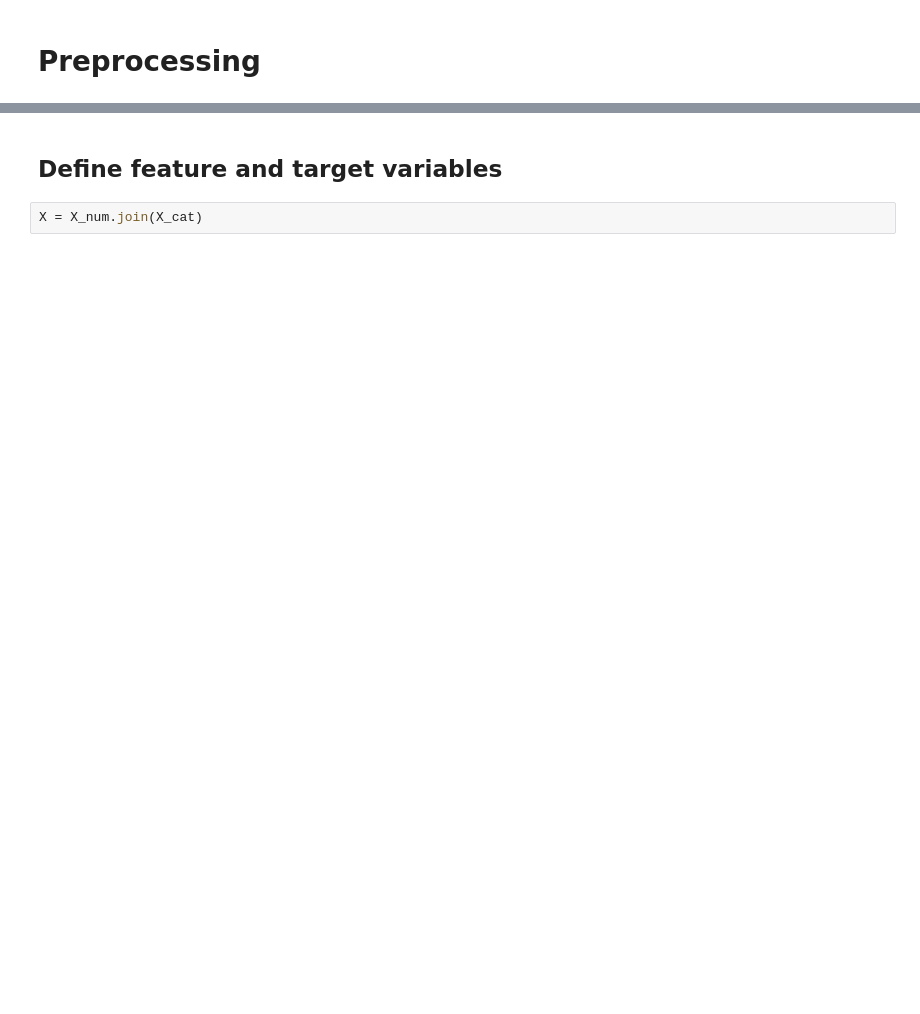
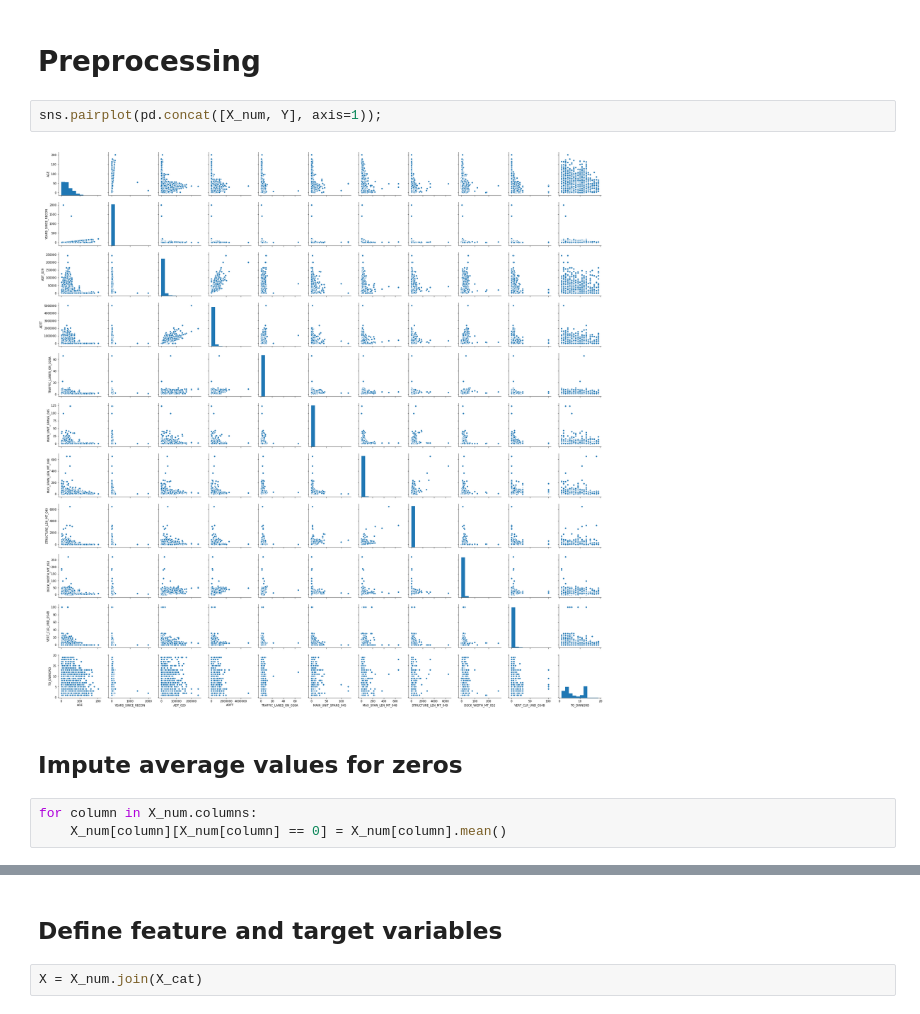
Before and after one commit to kevscon/bridge-ratings, a Jupyter notebook: modeling.ipynb, the cells around one changed output, grey strips where cells are left out. Cells and saved outputs as stored; diff of their text form; blank space fills up the shorter version.

```diff
--- a/modeling.ipynb
+++ b/modeling.ipynb
@@ -42,2 +88,11 @@ Y.head()
 # %% [markdown]
 # Preprocessing
+# %%
+sns.pairplot(pd.concat([X_num, Y], axis=1));
+# %% [output]
+[figure, added]
+# %% [markdown]
+## Impute average values for zeros
+# %%
+for column in X_num.columns:
+    X_num[column][X_num[column] == 0] = X_num[column].mean()
```
Also changed, not shown: parts of 60 cells of this notebook.
